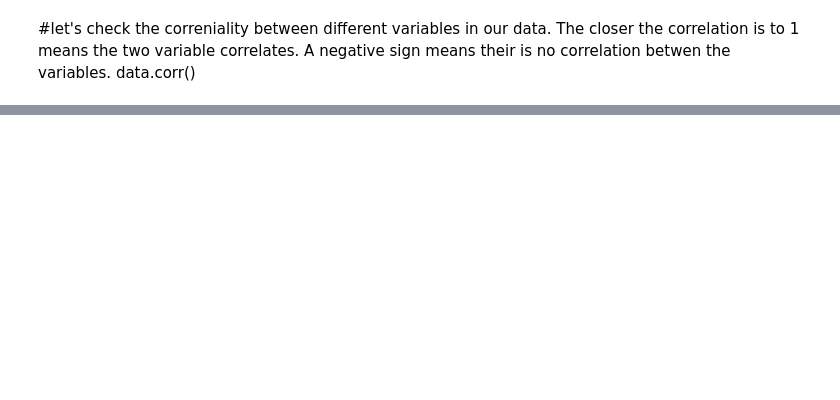
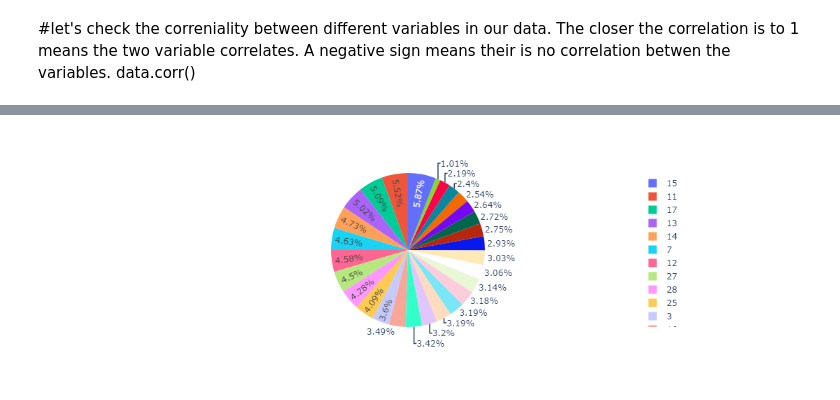
Before and after one commit to LilianNekesa/DataScience, a Jupyter notebook: finalproject.ipynb, the cells around one changed output, grey strips where cells are left out. Drawn from its saved outputs; the diff is of its cells as text; code cells hidden in the pictures; blank space fills up the shorter version.

```diff
--- a/finalproject.ipynb
+++ b/finalproject.ipynb
@@ -623,0 +645,7 @@ fig.show()
+# %%
+#Which GH NO contributes the highest percentage in production during the first half of the year
+
+fig=px.pie(data3, values='FIRSTHA', names="GH NO")
+fig.show()
+# %% [output]
+[figure, added]
```
Also changed, not shown: parts of 40 cells of this notebook.
